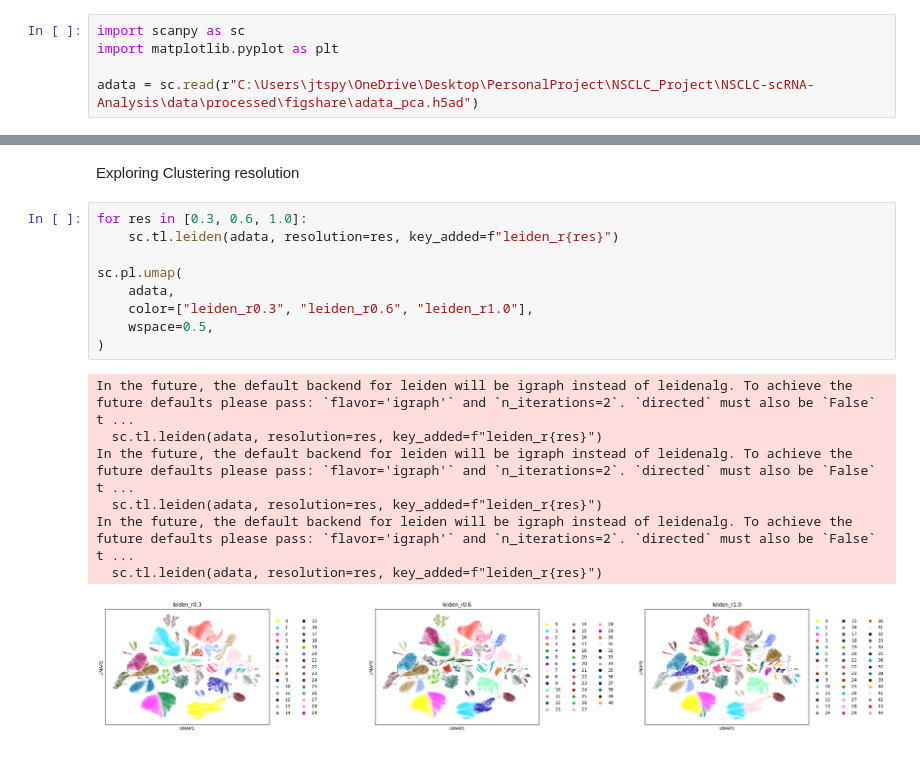
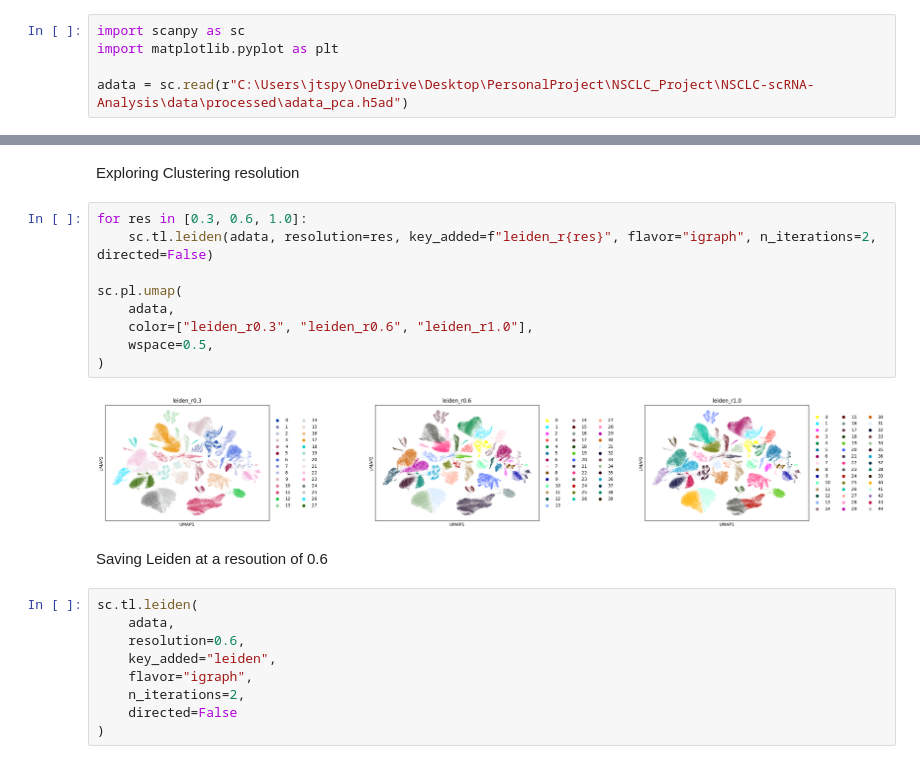
Before and after one commit to BeyondOurMinds/NSCLC-scRNA-Analysis, a Jupyter notebook: notebooks/03_neighbors_umap_clustering.ipynb, the cells around one changed output, grey strips where cells are left out. Cells and saved outputs as stored; diff of their text form.

Commit message:
updating output leiden plot

```diff
--- a/notebooks/03_neighbors_umap_clustering.ipynb
+++ b/notebooks/03_neighbors_umap_clustering.ipynb
@@ -10,7 +10,7 @@ Load data & Libraries
 import scanpy as sc
 import matplotlib.pyplot as plt
 
-adata = sc.read(r"C:\Users\jtspy\OneDrive\Desktop\PersonalProject\NSCLC_Project\NSCLC-scRNA-Analysis\data\processed\figshare\adata_pca.h5ad")
+adata = sc.read(r"C:\Users\jtspy\OneDrive\Desktop\PersonalProject\NSCLC_Project\NSCLC-scRNA-Analysis\data\processed\adata_pca.h5ad")
 # %% [markdown]
 Sanity check
 # %%
@@ -95,18 +95,23 @@ sc.pl.umap(
 Exploring Clustering resolution
 # %%
 for res in [0.3, 0.6, 1.0]:
-    sc.tl.leiden(adata, resolution=res, key_added=f"leiden_r{res}")
+    sc.tl.leiden(adata, resolution=res, key_added=f"leiden_r{res}", flavor="igraph", n_iterations=2, directed=False)
 
 sc.pl.umap(
     adata,
     color=["leiden_r0.3", "leiden_r0.6", "leiden_r1.0"],
     wspace=0.5,
 )
 # %% [output]
-In the future, the default backend for leiden will be igraph instead of leidenalg. To achieve the future defaults please pass: `flavor='igraph'` and `n_iterations=2`. `directed` must also be `False` t ...
-  sc.tl.leiden(adata, resolution=res, key_added=f"leiden_r{res}")
-In the future, the default backend for leiden will be igraph instead of leidenalg. To achieve the future defaults please pass: `flavor='igraph'` and `n_iterations=2`. `directed` must also be `False` t ...
-  sc.tl.leiden(adata, resolution=res, key_added=f"leiden_r{res}")
-In the future, the default backend for leiden will be igraph instead of leidenalg. To achieve the future defaults please pass: `flavor='igraph'` and `n_iterations=2`. `directed` must also be `False` t ...
-  sc.tl.leiden(adata, resolution=res, key_added=f"leiden_r{res}")
-[figure, old version]
+[figure, new version]
+# %% [markdown]
+Saving Leiden at a resoution of 0.6
+# %%
+sc.tl.leiden(
+    adata,
+    resolution=0.6,
+    key_added="leiden",
+    flavor="igraph",
+    n_iterations=2,
+    directed=False
+)
```
Also changed, not shown: parts of 8 cells of this notebook.
